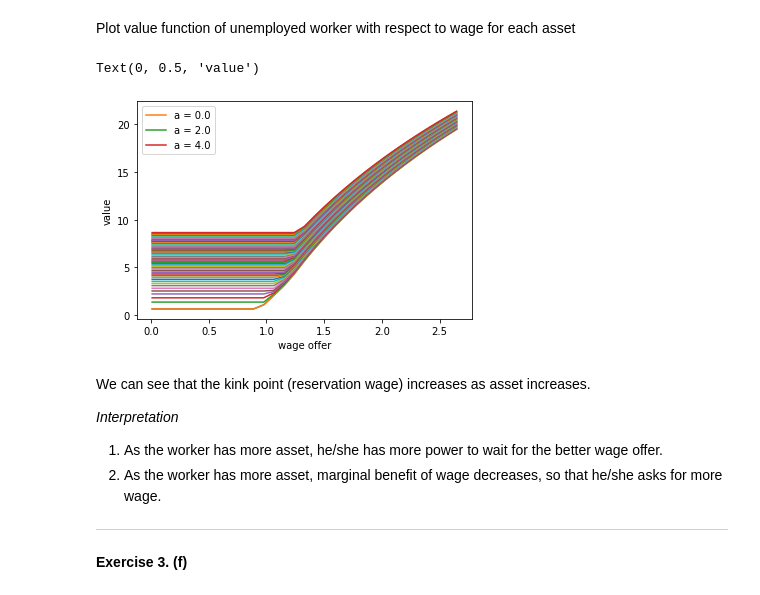
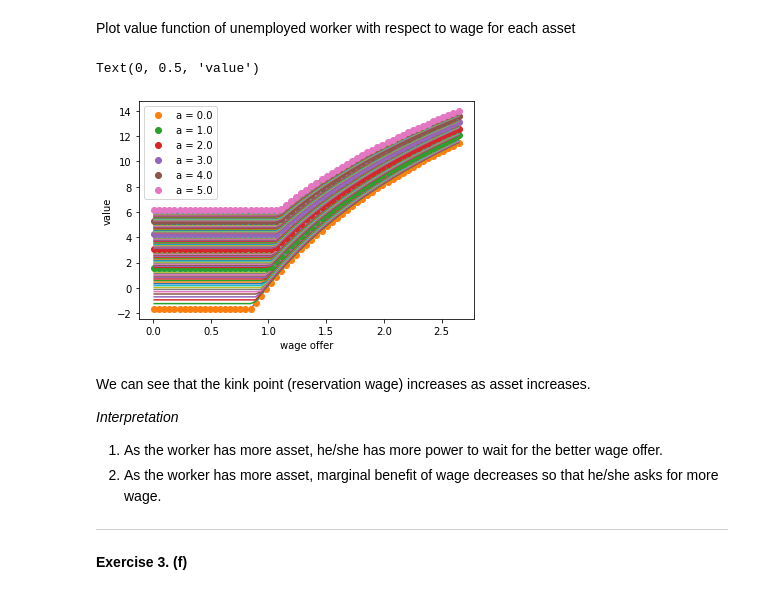
Before and after one commit to Jun-H-Lee/Fall-2020, a Jupyter notebook: Macro_pset5.ipynb, the cells around one changed output. Cells and saved outputs as stored; diff of their text form; code cells hidden in the pictures.

```diff
--- a/Macro_pset5.ipynb
+++ b/Macro_pset5.ipynb
@@ -44,15 +44,17 @@ def T(v,
       for i_1 in range(np.shape(v)[1]):
         for i_2 in range(np.shape(v)[2]):
           if i_2 == 0:
-            v_greedy = np.zeros(len(a_grid))
-            for j_1 in range(len(v_greedy)):
-              v_greedy[j_1] = u(R*a_grid[i_1] + b - a_grid[j_1], alpha) + beta * np.inner(np.maximum(v[:,j_1,0], v[:,j_1,1]), w_prob)
-            v_new[i_0, i_1, i_2] = np.max([np.max(v_greedy), v[i_0, i_1, 1]])
+            v_greedy_1, v_greedy_2 = np.zeros(len(a_grid)), np.zeros(len(a_grid))
+            for j_1 in range(len(a_grid)):
+              v_greedy_1[j_1] = u(R*a_grid[i_1] + w_grid[i_0] - a_grid[j_1], alpha) + beta * v[i_0, j_1, 1]
+              v_greedy_2[j_1] = u(R*a_grid[i_1] + b - a_grid[j_1], alpha) + beta * np.inner(v[:, j_1, 0], w_prob)
+            v_new[i_0, i_1, i_2] = np.max([np.max(v_greedy_1), np.max(v_greedy_2)])
           if i_2 == 1:
-            v_greedy = np.zeros(len(a_grid))
-            for j_1 in range(len(v_greedy)):
-              v_greedy[j_1] = u(R*a_grid[i_1] + w_grid[i_0] - a_grid[j_1], alpha) + beta * (delta*v[i_0, j_1, 0] + (1-delta)*v[i_0, j_1, 1])
-            v_new[i_0, i_1, i_2] = np.max(v_greedy)
+            v_greedy_1, v_greedy_2 = np.zeros(len(a_grid)), np.zeros(len(a_grid))
+            for j_1 in range(len(a_grid)):
+              v_greedy_1[j_1] = u(R*a_grid[i_1] + b - a_grid[j_1], alpha) + beta * np.inner(v[:, j_1, 0], w_prob)
+              v_greedy_2[j_1] = u(R*a_grid[i_1] + w_grid[i_0] - a_grid[j_1], alpha) + beta * v[i_0, j_1, 1]
+            v_new[i_0, i_1, i_2] = delta * np.max(v_greedy_1) + (1-delta) * np.max(v_greedy_2)
     return v_new
 # %% [markdown]
 Value Function Iteration
@@ -100,7 +102,7 @@ def solve_model(alpha, beta, R, delta, b, mu_w, sig_w,
 Implementation
 # %%
 a_max, w_max = 5, 3
-a_grid_size, w_grid_size = 51, 31
+a_grid_size, w_grid_size = 101, 61
 v = solve_model(alpha = alpha, beta = beta, R = R, delta = delta, b = b, mu_w = mu_w, sig_w = sig_w, w_max = w_max,
                 w_grid_size = w_grid_size, a_grid_size = a_grid_size, a_max = a_max)
 # %% [output]
@@ -120,23 +121,23 @@ Plot value function of unemployed worker with respect to wage for each asset
 # %%
 a_grid = np.linspace(0, a_max, a_grid_size)
 w_grid = np.linspace(0.01, w_max, w_grid_size) * np.exp(mu_w)
 for i_1 in range(a_grid_size):
   plt.plot(w_grid, v[:, i_1, 0])
   if i_1 % 20 == 0:
-    plt.plot(w_grid, v[:, i_1, 0], label = "a = " + np.str(a_grid[i_1]))
+    plt.plot(w_grid, v[:, i_1, 0], 'o', label = "a = " + np.str(a_grid[i_1]))
 
 plt.legend()
 plt.xlabel("wage offer")
 plt.ylabel("value")
 # %% [output]
 Text(0, 0.5, 'value')
-[figure, old version]
+[figure, new version]
 # %% [markdown]
 We can see that the kink point (reservation wage) increases as asset increases.
 
 *Interpretation*
 1. As the worker has more asset, he/she has more power to wait for the better wage offer.
-2. As the worker has more asset, marginal benefit of wage decreases, so that he/she asks for more wage.
+2. As the worker has more asset, marginal benefit of wage decreases so that he/she asks for more wage.
 
 ---
 # %% [markdown]
```
Also changed, not shown: parts of 5 cells of this notebook.
